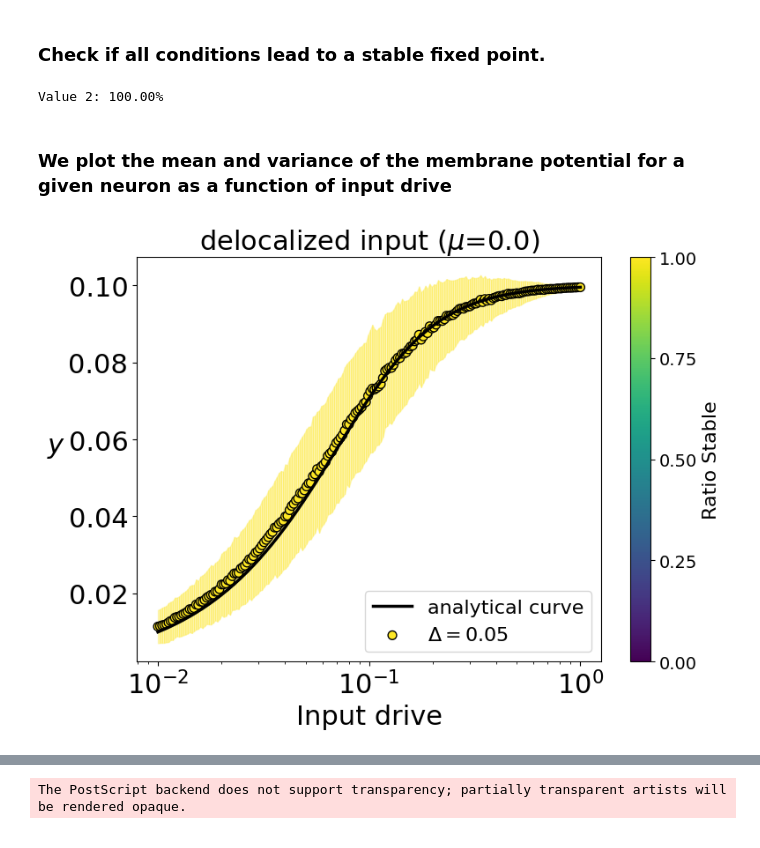
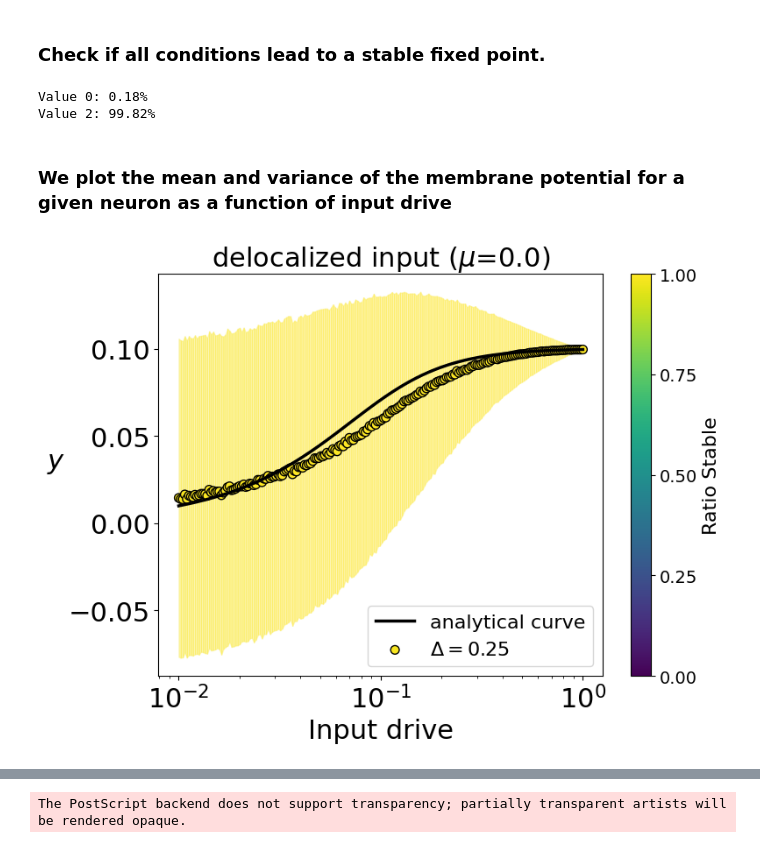
Before and after one commit to shivangrawat/perturbed_organics, a Jupyter notebook: examples/plot_lines_delocalized.ipynb, the cells around one changed output, grey strips where cells are left out. Saved outputs shown, nothing was run; the diff lists cells and outputs as text; code cells hidden in the pictures.

```diff
--- a/examples/plot_lines_delocalized.ipynb
+++ b/examples/plot_lines_delocalized.ipynb
@@ -26,7 +26,8 @@ mu_val = float(mu)
 delta_scale = "log-scale"
 
 # folder_path = f'/vast/sr6364/perturbed_organics/data/adaptive_main/{input_type}/'
-folder_path = f'/vast/sr6364/perturbed_organics/data/adaptive_main_double/{input_type}/'
+# folder_path = f'/vast/sr6364/perturbed_organics/data/adaptive_main_double/{input_type}/'
+folder_path = f'/vast/sr6364/perturbed_organics/data/adaptive_main_double_main_fig/{input_type}/'
 # %%
 # This dictionary will map each tensor name (file name without .pt)
 # to a dictionary that maps deltaval values to the loaded tensor.
@@ -108,7 +109,7 @@ dict_keys([0.02, 0.05, 0.06, 0.07, 0.08, 0.09, 0.15, 0.1, 0.25, 0.2, 0.35, 0.3,
 # %% [markdown]
 ### Check if all conditions lead to a stable fixed point.
 # %%
-condition_to_check = condition[0.08]
+condition_to_check = condition[0.25]
 
 unique_vals, counts = torch.unique(condition_to_check, return_counts=True)
 total_entries = condition_to_check.numel()  # Total number of elements
@@ -120,7 +121,8 @@ percentages = (counts.float() / total_entries) * 100
 for val, pct in zip(unique_vals, percentages):
     print(f"Value {val.item()}: {pct.item():.2f}%")
 # %% [output]
-Value 2: 100.00%
+Value 0: 0.18%
+Value 2: 99.82%
 # %% [markdown]
 ### We plot the mean and variance of the membrane potential for a given neuron as a function of input drive
 # %%
@@ -145,7 +147,7 @@ norm = plt.Normalize(vmin=0, vmax=1)
 
 # Get all the delta values and sort them (assuming they are numeric)
 # delta_keys = sorted(actual_fp_y_dict.keys())
-delta_keys = [0.05]
+delta_keys = [0.25]
 min_delta = min(delta_keys)
 max_delta = max(delta_keys)
 
@@ -183,34 +185,34 @@ for i, delta_val in enumerate(delta_keys):
         avg_ratio = np.mean(r_stable[j:j+2])
         seg_color = cmap(norm(avg_ratio))
         plt.fill_between(seg_x, seg_y_lower, seg_y_upper, color=seg_color, alpha=0.3)
 
 sc = plt.scatter(x, y_mean, c=r_stable, cmap=cmap, norm=norm, s=50,
                      label=f"$\\Delta = {delta_val}$", edgecolors='k')
 
 # Add a colorbar for the scatter plot (showing ratio_stable from 0 to 1)
 cbar = plt.colorbar(sc, ticks=np.linspace(0, 1, 5))
 cbar.set_label("Ratio Stable", fontsize=16)
 cbar.ax.tick_params(labelsize=14)
 
 plt.xlabel('Input drive', fontsize=22)
 plt.ylabel(r"$y$", fontsize=22, rotation=0, labelpad=10)
 plt.title(f"{input_type} input ($\\mu$={mu})", fontsize=22)
 plt.xscale('log')
 plt.legend(fontsize=16, loc='lower right')
 plt.xticks(fontsize=22)
 plt.yticks(fontsize=22)
 plt.tight_layout()
 
 folder_loc = f'../figures/mu_{mu}/fig2'
 os.makedirs(folder_loc, exist_ok=True)
 file_name = f'{input_type}_{delta_val}'
 file_save_path = os.path.join(folder_loc, file_name)
 
 plt.savefig(f'{file_save_path}.png', bbox_inches='tight')
 plt.savefig(f'{file_save_path}.svg', format='svg', bbox_inches='tight', dpi=300)
 plt.show()
 # %% [output]
-[figure, old version]
+[figure, new version]
 # %%
 # we plot the curve with dimless colormap
 plt.figure(figsize=(8, 6))
```
Also changed, not shown: parts of 4 cells of this notebook, 9 other files.
